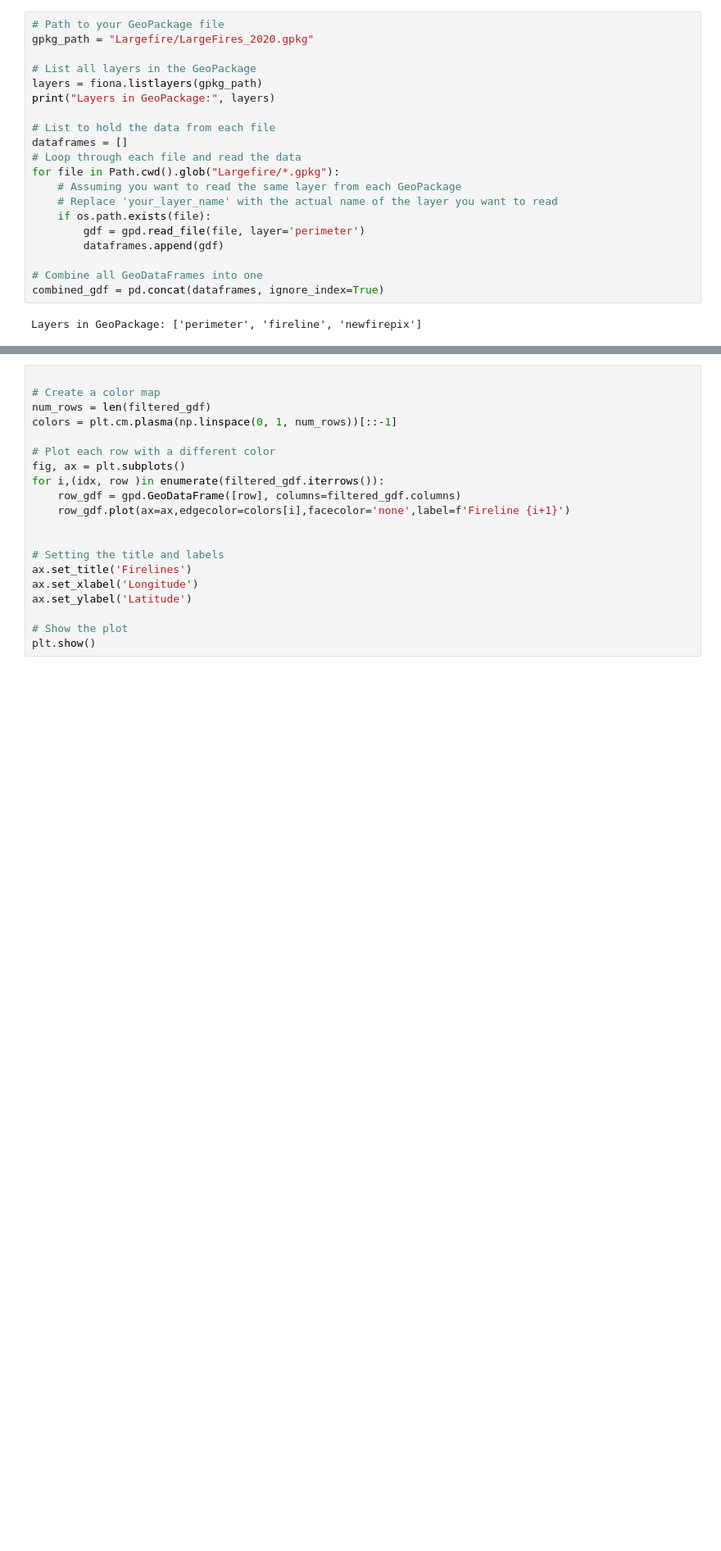
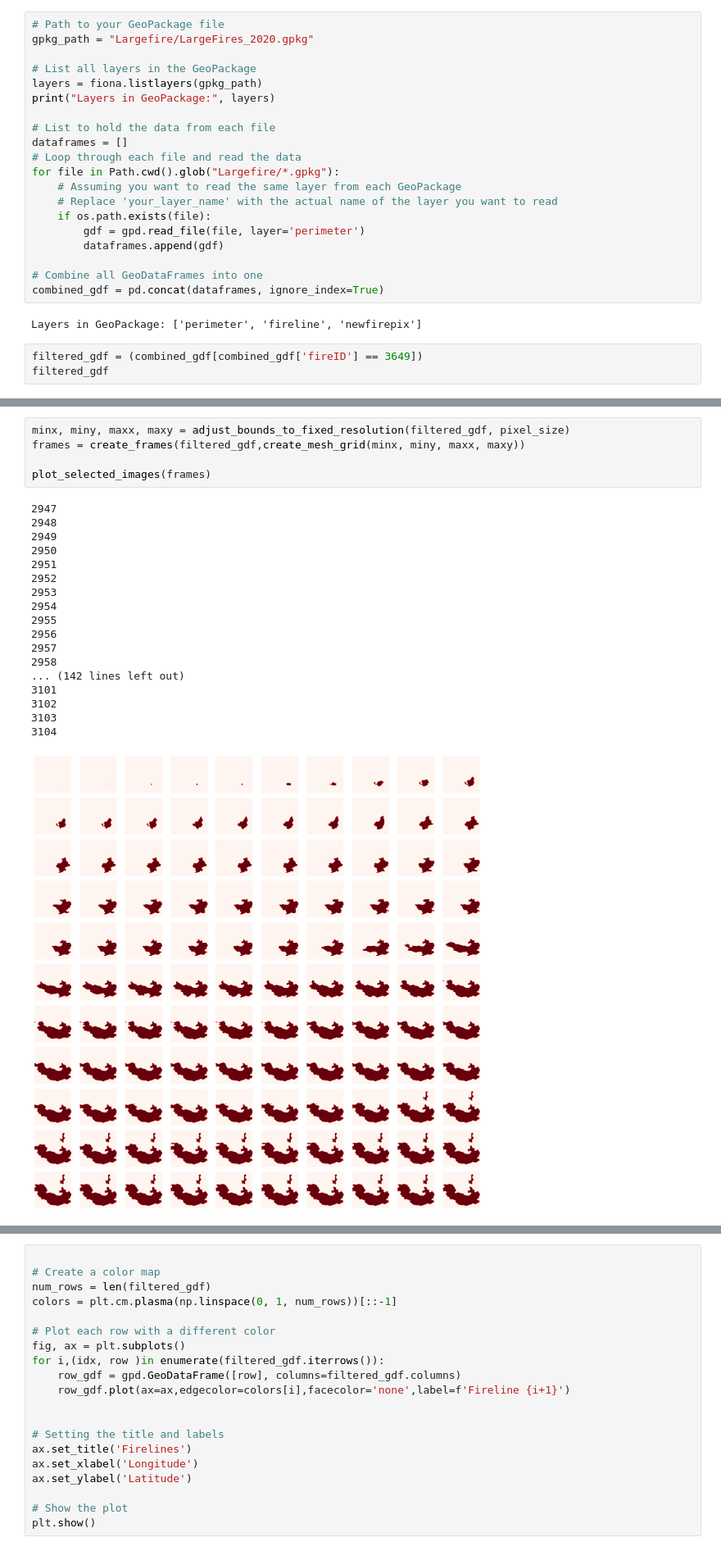
Before and after one commit to Jared-Mac/firegen, a Jupyter notebook: explore_dataset.ipynb, the cells around one changed output, grey strips where cells are left out. Shown at 82% size. Drawn from its saved outputs; the diff is of its cells as text; blank space fills up the shorter version.

```diff
--- a/explore_dataset.ipynb
+++ b/explore_dataset.ipynb
@@ -40,3 +40,6 @@ for file in Path.cwd().glob("Largefire/*.gpkg"):
 combined_gdf = pd.concat(dataframes, ignore_index=True)
 # %% [output]
 Layers in GeoPackage: ['perimeter', 'fireline', 'newfirepix']
+# %%
+filtered_gdf = (combined_gdf[combined_gdf['fireID'] == 3649])
+filtered_gdf
@@ -43,2 +132,26 @@ Layers in GeoPackage: ['perimeter', 'fireline', 'newfirepix']
+# %%
+minx, miny, maxx, maxy = adjust_bounds_to_fixed_resolution(filtered_gdf, pixel_size)
+frames = create_frames(filtered_gdf,create_mesh_grid(minx, miny, maxx, maxy))
+
+plot_selected_images(frames)
+# %% [output]
+2947
+2948
+2949
+2950
+2951
+2952
+2953
+2954
+2955
+2956
+2957
+2958
+... (142 lines left out)
+3101
+3102
+3103
+3104
+[figure, added]
 # %%
 # Specify the fireID you want to filter by
```
Also changed, not shown: parts of 15 cells of this notebook.
